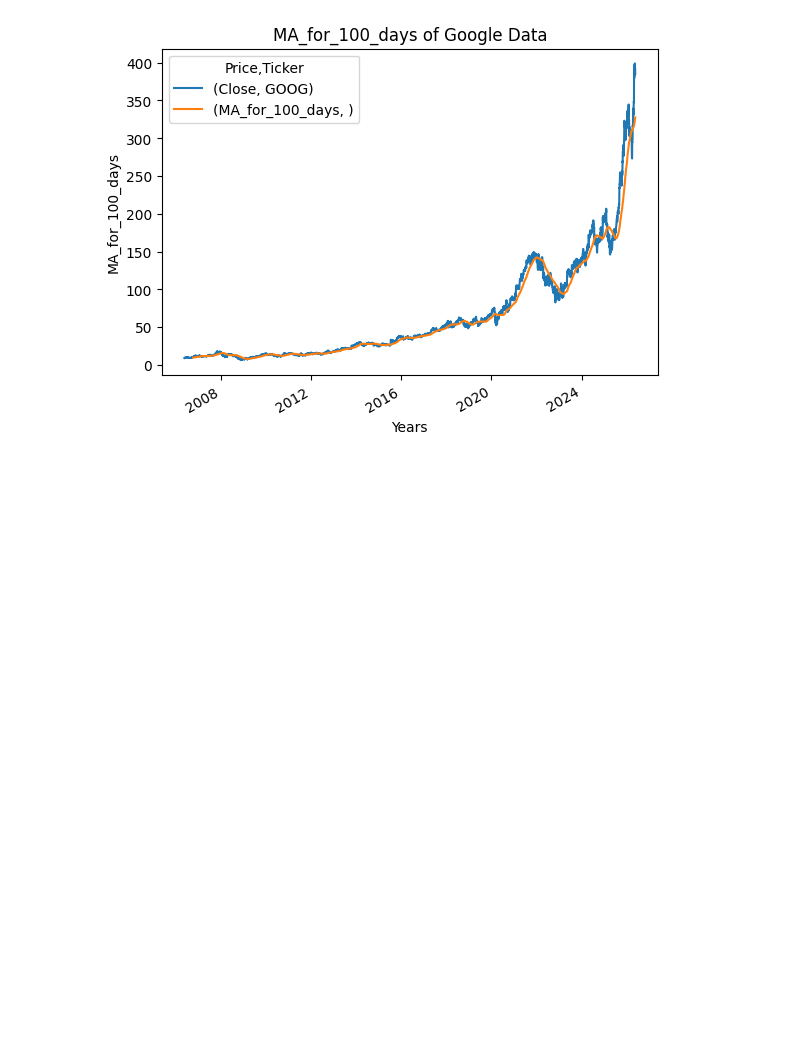
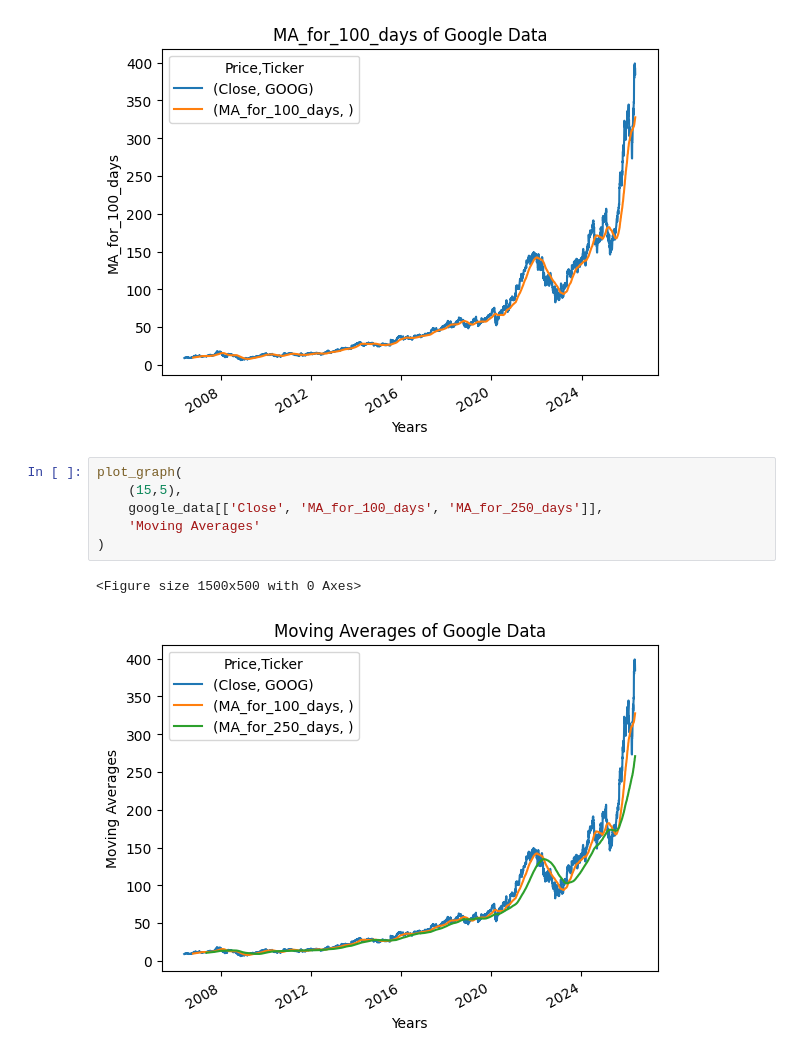
Before and after one commit to kanchana-Tejaswy/stock_market_predection, a Jupyter notebook: stock.ipynb, the cells around one changed output. Saved outputs shown, nothing was run; the diff lists cells and outputs as text; blank space fills up the shorter version.

Commit message:
created a graph for moving average of gooogle datra

```diff
--- a/stock.ipynb
+++ b/stock.ipynb
@@ -268,3 +268,12 @@ plot_graph(
 # %% [output]
 <Figure size 1500x500 with 0 Axes>
 [figure]
+# %%
+plot_graph(
+    (15,5),
+    google_data[['Close', 'MA_for_100_days', 'MA_for_250_days']],
+    'Moving Averages'
+)
+# %% [output]
+<Figure size 1500x500 with 0 Axes>
+[figure, added]
```
